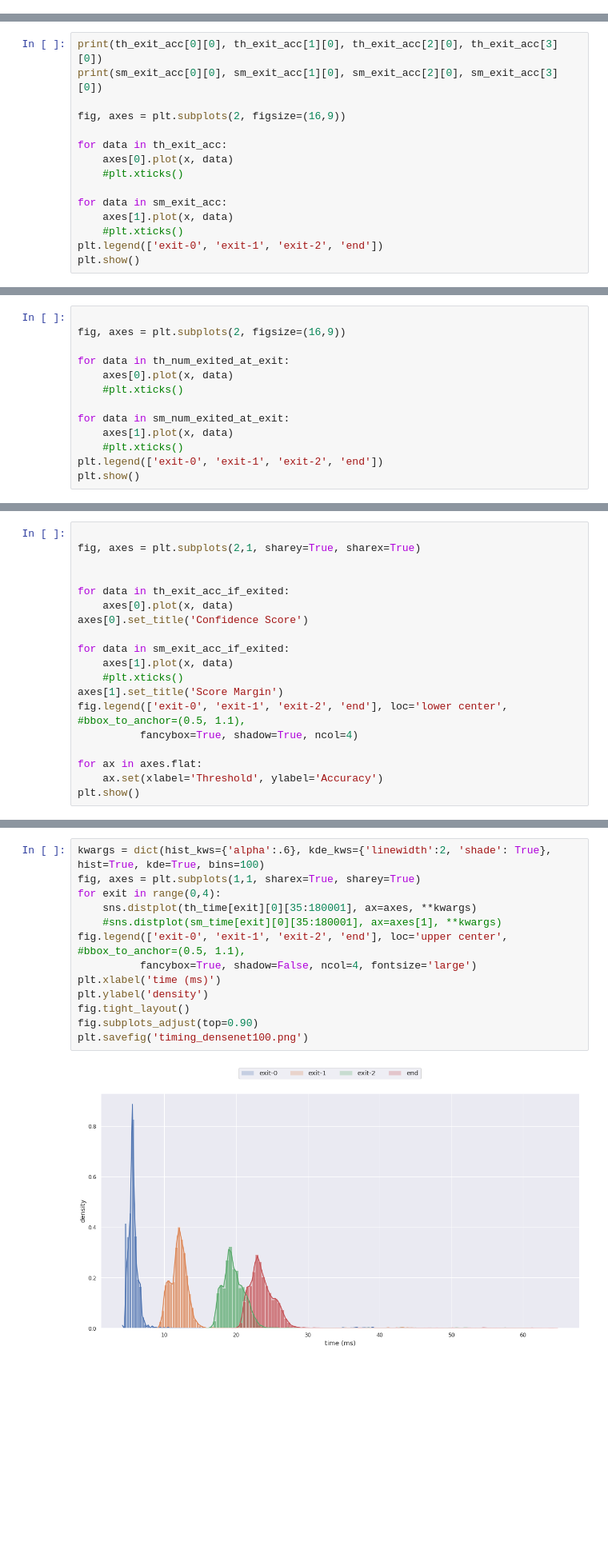
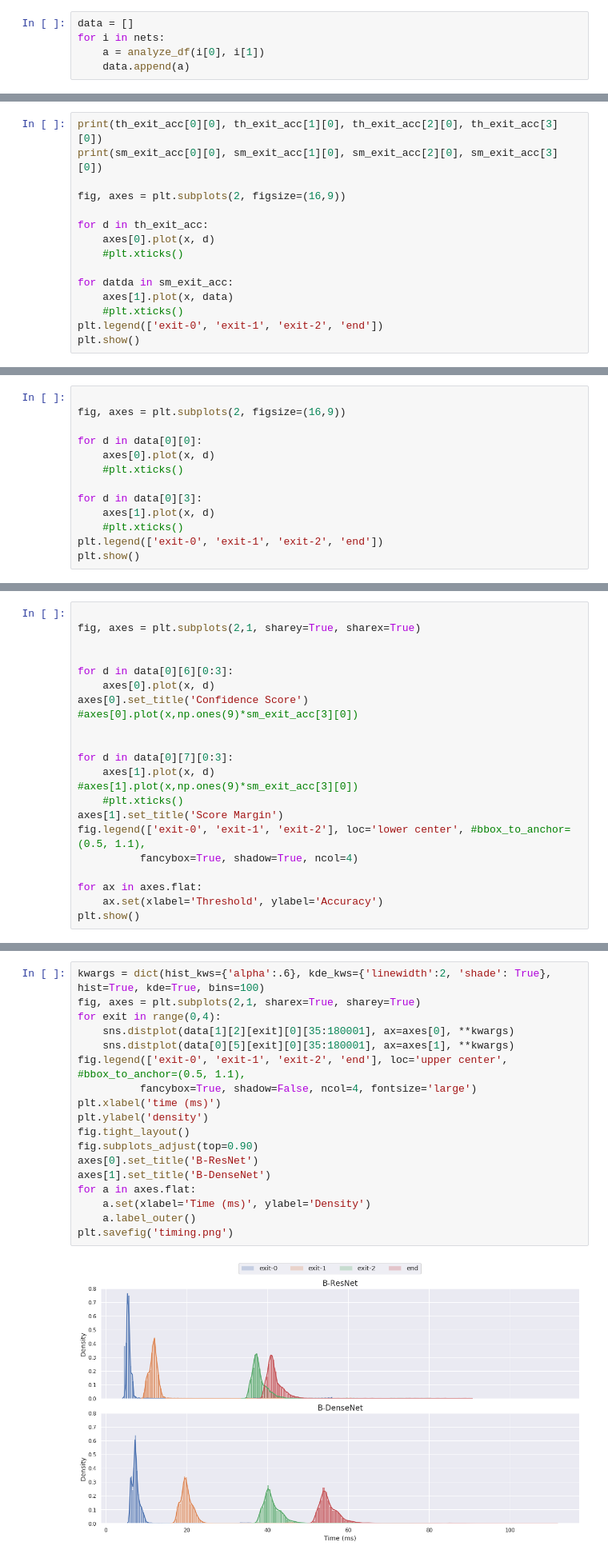
Before and after one commit to AlexKarlsen/thesis-src, a Jupyter notebook: DDNN/logging/threshold_test/Threshold analysis-Copy2.ipynb, the cells around one changed output, grey strips where cells are left out. Shown at 80% size. Drawn from its saved outputs; the diff is of its cells as text; blank space fills up the shorter version.

```diff
--- a/DDNN/logging/threshold_test/Threshold analysis-Copy2.ipynb
+++ b/DDNN/logging/threshold_test/Threshold analysis-Copy2.ipynb
@@ -112,0 +118,5 @@ x = np.arange(0.1, 1, 0.1)
+# %%
+data = []
+for i in nets:
+    a = analyze_df(i[0], i[1])
+    data.append(a)
@@ -118,11 +131,11 @@ print(sm_exit_acc[0][0], sm_exit_acc[1][0], sm_exit_acc[2][0], sm_exit_acc[3][0]
 
 fig, axes = plt.subplots(2, figsize=(16,9))
 
-for data in th_exit_acc:
-    axes[0].plot(x, data)
+for d in th_exit_acc:
+    axes[0].plot(x, d)
     #plt.xticks()
 
-for data in sm_exit_acc:
+for datda in sm_exit_acc:
     axes[1].plot(x, data)
     #plt.xticks()
 plt.legend(['exit-0', 'exit-1', 'exit-2', 'end'])
@@ -137,12 +150,12 @@ plt.show()
 
 fig, axes = plt.subplots(2, figsize=(16,9))
 
-for data in th_num_exited_at_exit:
-    axes[0].plot(x, data)
+for d in data[0][0]:
+    axes[0].plot(x, d)
     #plt.xticks()
 
-for data in sm_num_exited_at_exit:
-    axes[1].plot(x, data)
+for d in data[0][3]:
+    axes[1].plot(x, d)
     #plt.xticks()
 plt.legend(['exit-0', 'exit-1', 'exit-2', 'end'])
 plt.show()
@@ -171,15 +184,18 @@ plt.show()
 fig, axes = plt.subplots(2,1, sharey=True, sharex=True)
 
 
-for data in th_exit_acc_if_exited:
-    axes[0].plot(x, data)
+for d in data[0][6][0:3]:
+    axes[0].plot(x, d)
 axes[0].set_title('Confidence Score')
+#axes[0].plot(x,np.ones(9)*sm_exit_acc[3][0])
 
-for data in sm_exit_acc_if_exited:
-    axes[1].plot(x, data)
+
+for d in data[0][7][0:3]:
+    axes[1].plot(x, d)
+#axes[1].plot(x,np.ones(9)*sm_exit_acc[3][0])
     #plt.xticks()
 axes[1].set_title('Score Margin')
-fig.legend(['exit-0', 'exit-1', 'exit-2', 'end'], loc='lower center', #bbox_to_anchor=(0.5, 1.1),
+fig.legend(['exit-0', 'exit-1', 'exit-2'], loc='lower center', #bbox_to_anchor=(0.5, 1.1),
           fancybox=True, shadow=True, ncol=4)
 
 for ax in axes.flat:
@@ -190,15 +210,20 @@ plt.show()
 # %%
 kwargs = dict(hist_kws={'alpha':.6}, kde_kws={'linewidth':2, 'shade': True}, hist=True, kde=True, bins=100)
-fig, axes = plt.subplots(1,1, sharex=True, sharey=True)
+fig, axes = plt.subplots(2,1, sharex=True, sharey=True)
 for exit in range(0,4):
-    sns.distplot(th_time[exit][0][35:180001], ax=axes, **kwargs)
-    #sns.distplot(sm_time[exit][0][35:180001], ax=axes[1], **kwargs)
+    sns.distplot(data[1][2][exit][0][35:180001], ax=axes[0], **kwargs)
+    sns.distplot(data[0][5][exit][0][35:180001], ax=axes[1], **kwargs)
 fig.legend(['exit-0', 'exit-1', 'exit-2', 'end'], loc='upper center', #bbox_to_anchor=(0.5, 1.1),
           fancybox=True, shadow=False, ncol=4, fontsize='large')
 plt.xlabel('time (ms)')
 plt.ylabel('density')
 fig.tight_layout()
 fig.subplots_adjust(top=0.90)
-plt.savefig('timing_densenet100.png')
+axes[0].set_title('B-ResNet')
+axes[1].set_title('B-DenseNet')
+for a in axes.flat:
+    a.set(xlabel='Time (ms)', ylabel='Density')
+    a.label_outer()
+plt.savefig('timing.png')
 # %% [output]
-[figure, old version]
+[figure, new version]
```
Also changed, not shown: parts of 17 cells of this notebook, 6 other files.
